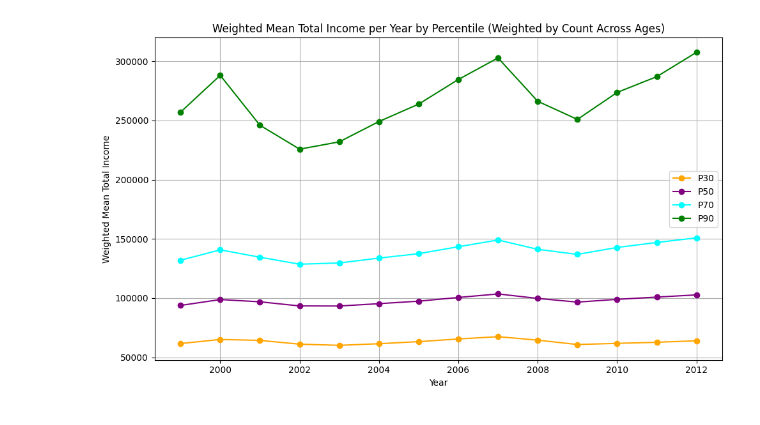
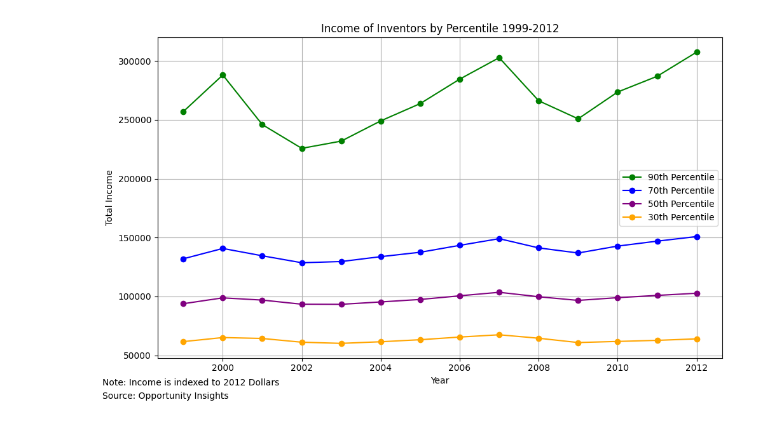
Before and after one commit to Zach-Klopping/Kumar-Projects, a Jupyter notebook: ECON:3150/inventor_project.ipynb, the cells around one changed output. Saved outputs shown, nothing was run; the diff lists cells and outputs as text; code cells hidden in the pictures.

```diff
--- a/ECON:3150/inventor_project.ipynb
+++ b/ECON:3150/inventor_project.ipynb
@@ -193,24 +134,26 @@ plt.show()
 # %%
 # Calculate weighted mean total income per year for percentiles 30, 50, 70, 90 (across all ages, weighted by count)
 percentile_cols = ['total_inc_p30', 'total_inc_p50', 'total_inc_p70', 'total_inc_p90']
 weighted_percentiles = {}
 for col in percentile_cols:
     weighted_percentiles[col] = (
     df1[['year', col, 'count']]
     .groupby('year', group_keys=False)
     .apply(lambda g: (g[col] * g['count']).sum() / g['count'].sum(), include_groups=False)
 )
 plt.figure(figsize=(10, 6))
-plt.plot(weighted_percentiles['total_inc_p30'].index, weighted_percentiles['total_inc_p30'].values, marker='o', color='orange', label='P30')
-plt.plot(weighted_percentiles['total_inc_p50'].index, weighted_percentiles['total_inc_p50'].values, marker='o', color='purple', label='P50')
-plt.plot(weighted_percentiles['total_inc_p70'].index, weighted_percentiles['total_inc_p70'].values, marker='o', color='cyan', label='P70')
-plt.plot(weighted_percentiles['total_inc_p90'].index, weighted_percentiles['total_inc_p90'].values, marker='o', color='green', label='P90')
+plt.plot(weighted_percentiles['total_inc_p90'].index, weighted_percentiles['total_inc_p90'].values, marker='o', color='green', label='90th Percentile')
+plt.plot(weighted_percentiles['total_inc_p70'].index, weighted_percentiles['total_inc_p70'].values, marker='o', color='blue', label='70th Percentile')
+plt.plot(weighted_percentiles['total_inc_p50'].index, weighted_percentiles['total_inc_p50'].values, marker='o', color='purple', label='50th Percentile')
+plt.plot(weighted_percentiles['total_inc_p30'].index, weighted_percentiles['total_inc_p30'].values, marker='o', color='orange', label='30th Percentile')
 plt.xlabel('Year')
-plt.ylabel('Weighted Mean Total Income')
-plt.title('Weighted Mean Total Income per Year by Percentile (Weighted by Count Across Ages)')
+plt.ylabel('Total Income')
+plt.title('Income of Inventors by Percentile 1999-2012')
 plt.legend()
 plt.grid(True)
 plt.tight_layout()
+plt.gcf().text(0.01, -0.01, 'Source: Opportunity Insights', fontsize=10, color='Black', ha='left')
+plt.gcf().text(0.01, 0.025, 'Note: Income is indexed to 2012 Dollars', fontsize=10, color='Black', ha='left')
 plt.show()
 # %% [output]
-[figure, old version]
+[figure, new version]
```
Also changed, not shown: parts of 14 cells of this notebook, 1 other file.
